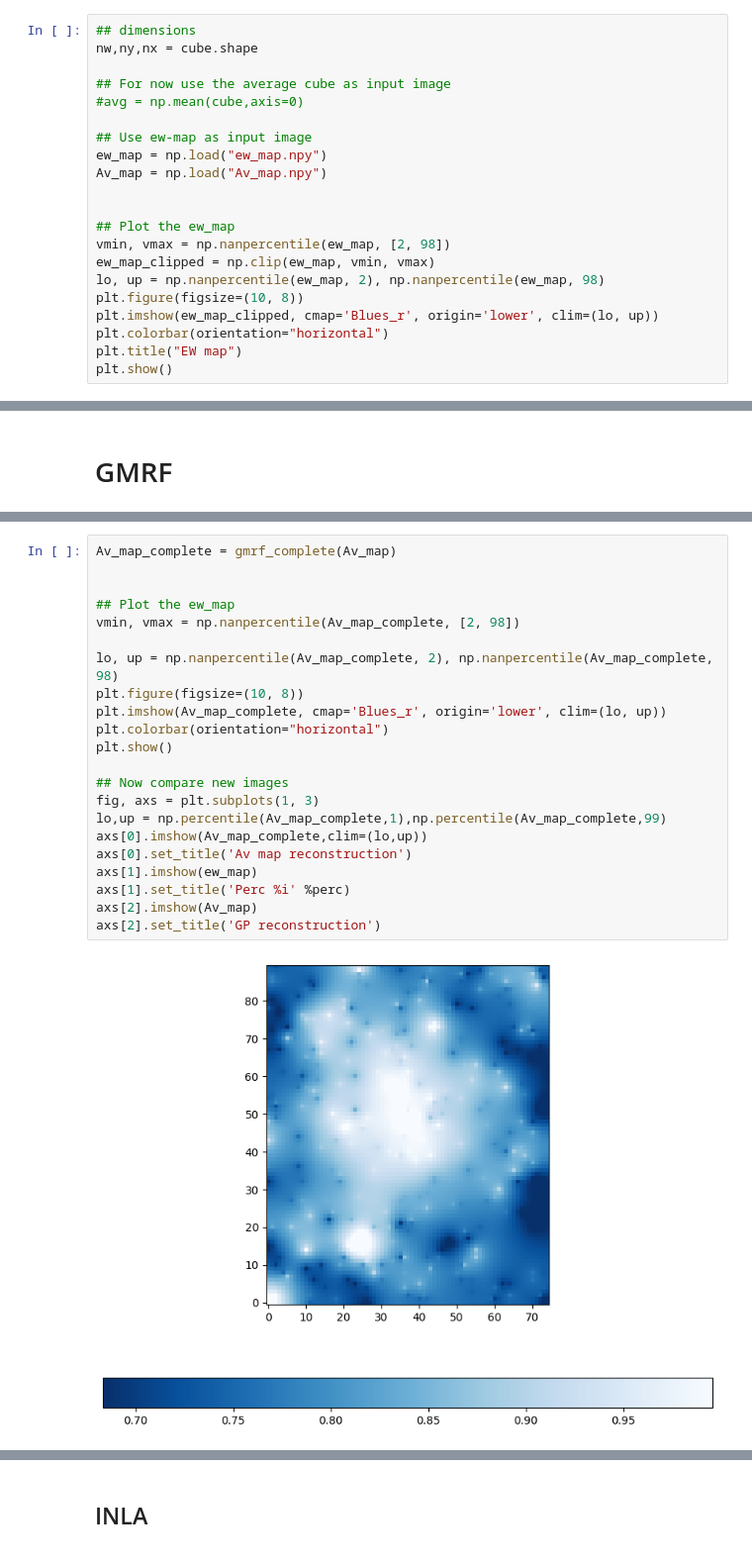
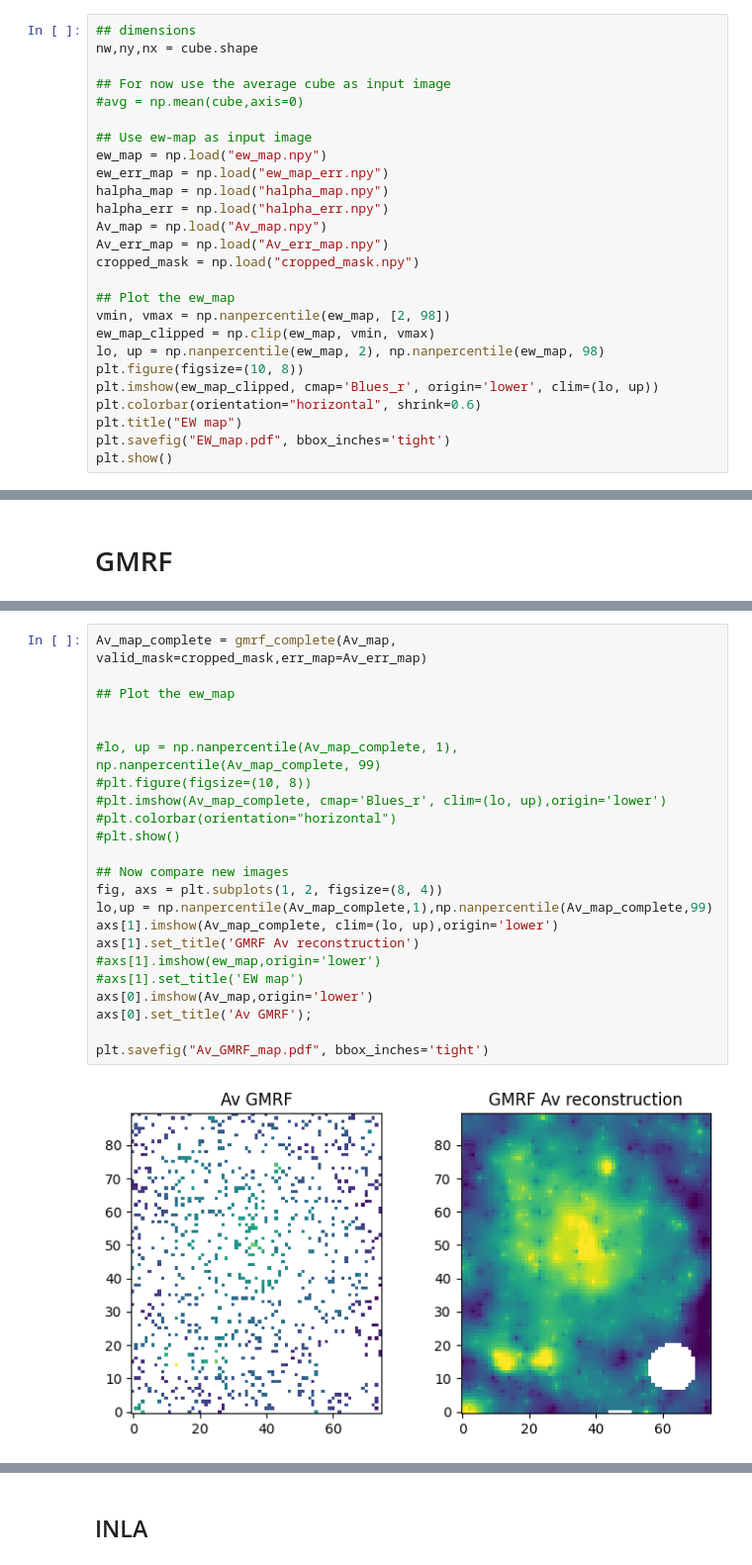
Before and after one commit to rita-png/extinction-ifs, a Jupyter notebook: host-galaxy/GPimage.ipynb, the cells around one changed output, grey strips where cells are left out. Shown at 99% size. Cells and saved outputs as stored; diff of their text form.

```diff
--- a/host-galaxy/GPimage.ipynb
+++ b/host-galaxy/GPimage.ipynb
@@ -48,8 +48,12 @@ nw,ny,nx = cube.shape
 
 ## Use ew-map as input image
 ew_map = np.load("ew_map.npy")
+ew_err_map = np.load("ew_map_err.npy")
+halpha_map = np.load("halpha_map.npy")
+halpha_err = np.load("halpha_err.npy")
 Av_map = np.load("Av_map.npy")
-
+Av_err_map = np.load("Av_err_map.npy")
+cropped_mask = np.load("cropped_mask.npy")
 
 ## Plot the ew_map
 vmin, vmax = np.nanpercentile(ew_map, [2, 98])
@@ -57,7 +61,8 @@ ew_map_clipped = np.clip(ew_map, vmin, vmax)
 lo, up = np.nanpercentile(ew_map, 2), np.nanpercentile(ew_map, 98)
 plt.figure(figsize=(10, 8))
 plt.imshow(ew_map_clipped, cmap='Blues_r', origin='lower', clim=(lo, up))
-plt.colorbar(orientation="horizontal")
+plt.colorbar(orientation="horizontal", shrink=0.6)
 plt.title("EW map")
+plt.savefig("EW_map.pdf", bbox_inches='tight')
 plt.show()
 # %% [output]
@@ -190,24 +576,25 @@ def gmrf_complete(Av_map):
 # %%
-Av_map_complete = gmrf_complete(Av_map)
+Av_map_complete = gmrf_complete(Av_map, valid_mask=cropped_mask,err_map=Av_err_map)
+
+## Plot the ew_map
 
 
-## Plot the ew_map
-vmin, vmax = np.nanpercentile(Av_map_complete, [2, 98])
-
-lo, up = np.nanpercentile(Av_map_complete, 2), np.nanpercentile(Av_map_complete, 98)
-plt.figure(figsize=(10, 8))
-plt.imshow(Av_map_complete, cmap='Blues_r', origin='lower', clim=(lo, up))
-plt.colorbar(orientation="horizontal")
-plt.show()
+#lo, up = np.nanpercentile(Av_map_complete, 1), np.nanpercentile(Av_map_complete, 99)
+#plt.figure(figsize=(10, 8))
+#plt.imshow(Av_map_complete, cmap='Blues_r', clim=(lo, up),origin='lower')
+#plt.colorbar(orientation="horizontal")
+#plt.show()
 
 ## Now compare new images
-fig, axs = plt.subplots(1, 3)
-lo,up = np.percentile(Av_map_complete,1),np.percentile(Av_map_complete,99)
-axs[0].imshow(Av_map_complete,clim=(lo,up))
-axs[0].set_title('Av map reconstruction')
-axs[1].imshow(ew_map)
-axs[1].set_title('Perc %i' %perc)
-axs[2].imshow(Av_map)
-axs[2].set_title('GP reconstruction')
+fig, axs = plt.subplots(1, 2, figsize=(8, 4))
+lo,up = np.nanpercentile(Av_map_complete,1),np.nanpercentile(Av_map_complete,99)
+axs[1].imshow(Av_map_complete, clim=(lo, up),origin='lower')
+axs[1].set_title('GMRF Av reconstruction')
+#axs[1].imshow(ew_map,origin='lower')
+#axs[1].set_title('EW map')
+axs[0].imshow(Av_map,origin='lower')
+axs[0].set_title('Av GMRF');
+
+plt.savefig("Av_GMRF_map.pdf", bbox_inches='tight')
 # %% [output]
-[figure, old version]
+[figure, new version]
```
Also changed, not shown: parts of 27 cells of this notebook.
